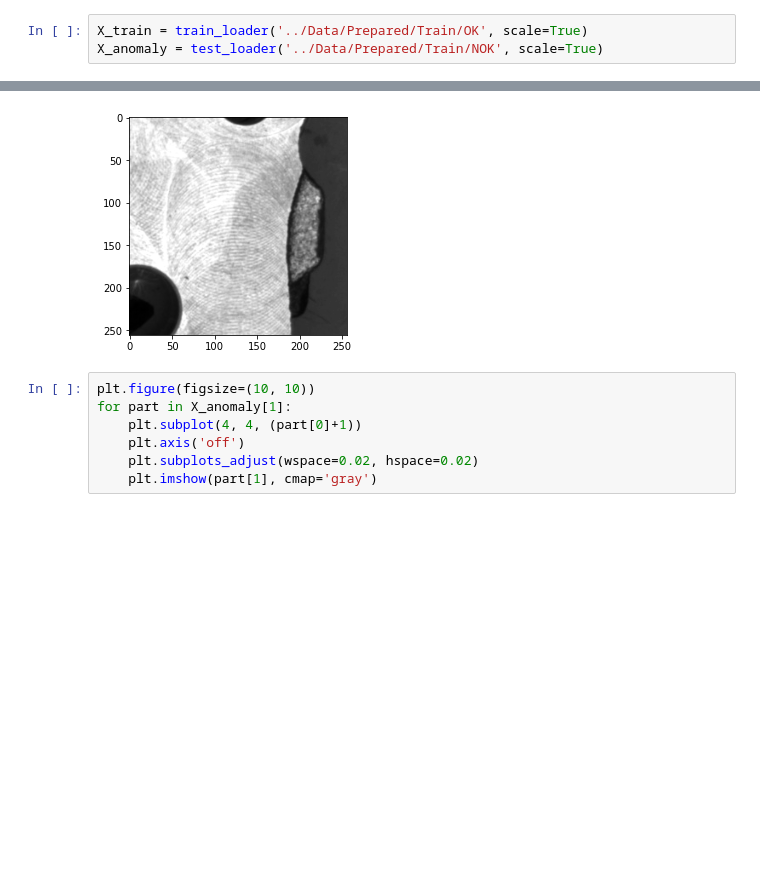
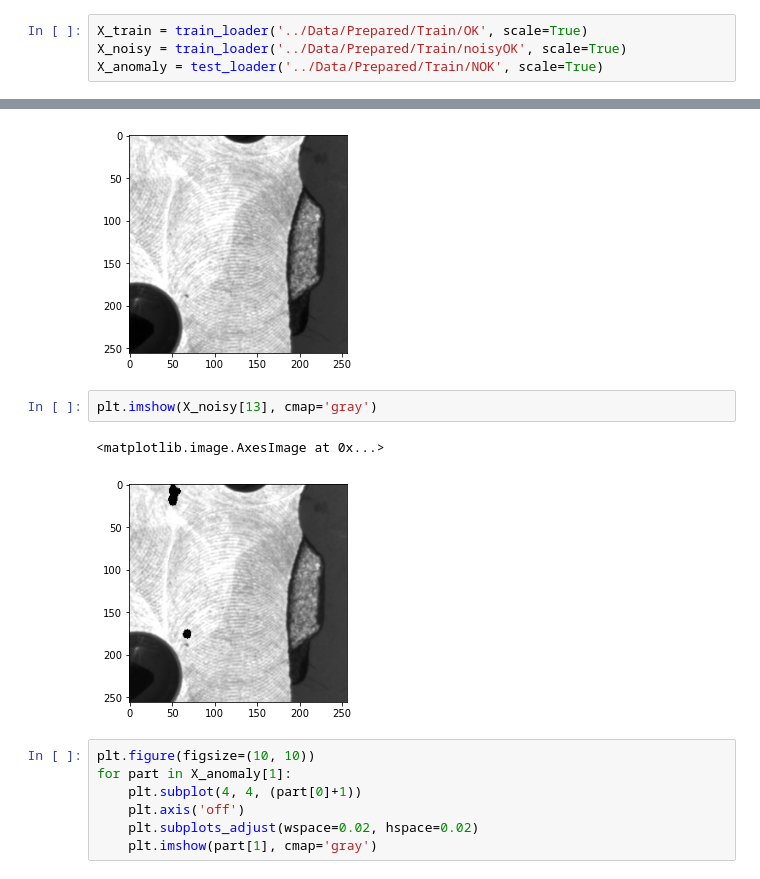
Before and after one commit to DragoneKTM/Industry_lab, a Jupyter notebook: Notebooks/Part2_training.ipynb, the cells around one changed output, grey strips where cells are left out. Saved outputs shown, nothing was run; the diff lists cells and outputs as text; blank space fills up the shorter version.

```diff
--- a/Notebooks/Part2_training.ipynb
+++ b/Notebooks/Part2_training.ipynb
@@ -44,12 +44,18 @@ def test_loader(dir='./', scale=False):
     return imgs
 # %%
 X_train = train_loader('../Data/Prepared/Train/OK', scale=True)
+X_noisy = train_loader('../Data/Prepared/Train/noisyOK', scale=True)
 X_anomaly = test_loader('../Data/Prepared/Train/NOK', scale=True)
 # %%
 plt.imshow(X_train[13], cmap='gray')
 # %% [output]
 <matplotlib.image.AxesImage at 0x...>
 [figure]
+# %%
+plt.imshow(X_noisy[13], cmap='gray')
+# %% [output]
+<matplotlib.image.AxesImage at 0x...>
+[figure, added]
 # %%
 plt.figure(figsize=(10, 10))
 for part in X_anomaly[1]:
```
Also changed, not shown: parts of 3 cells of this notebook, 1 other file.
